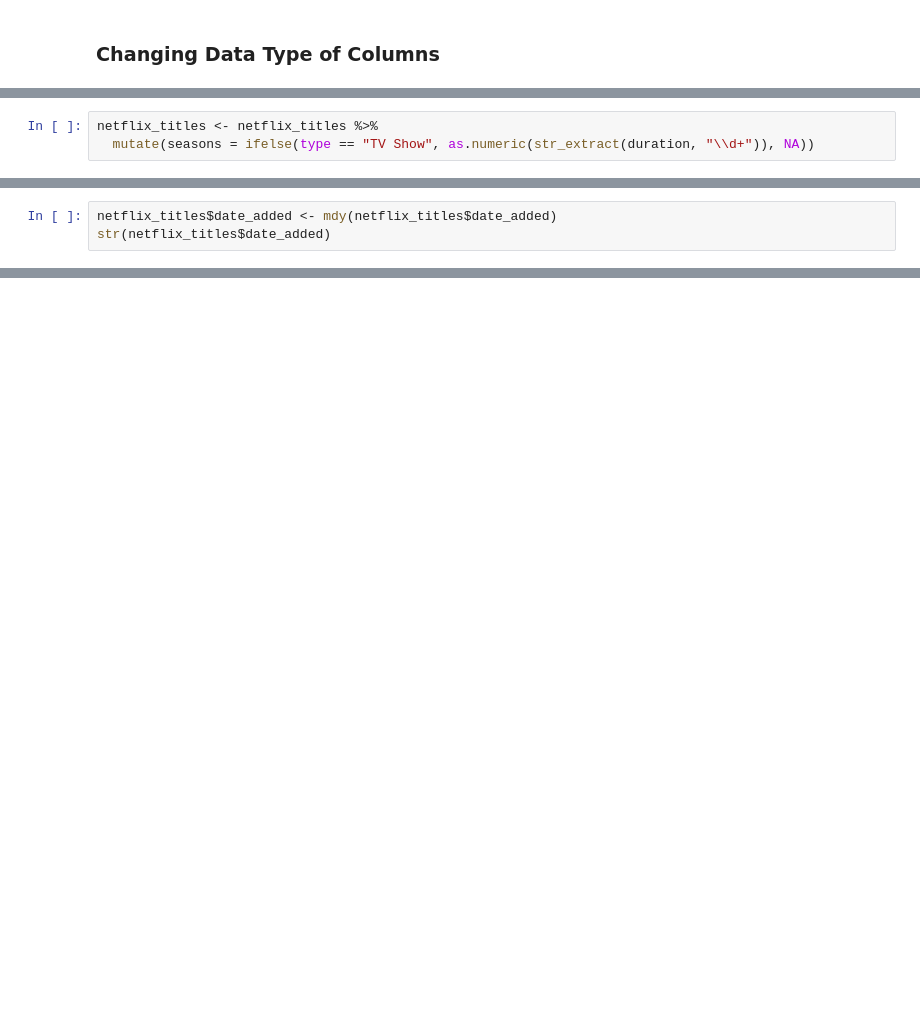
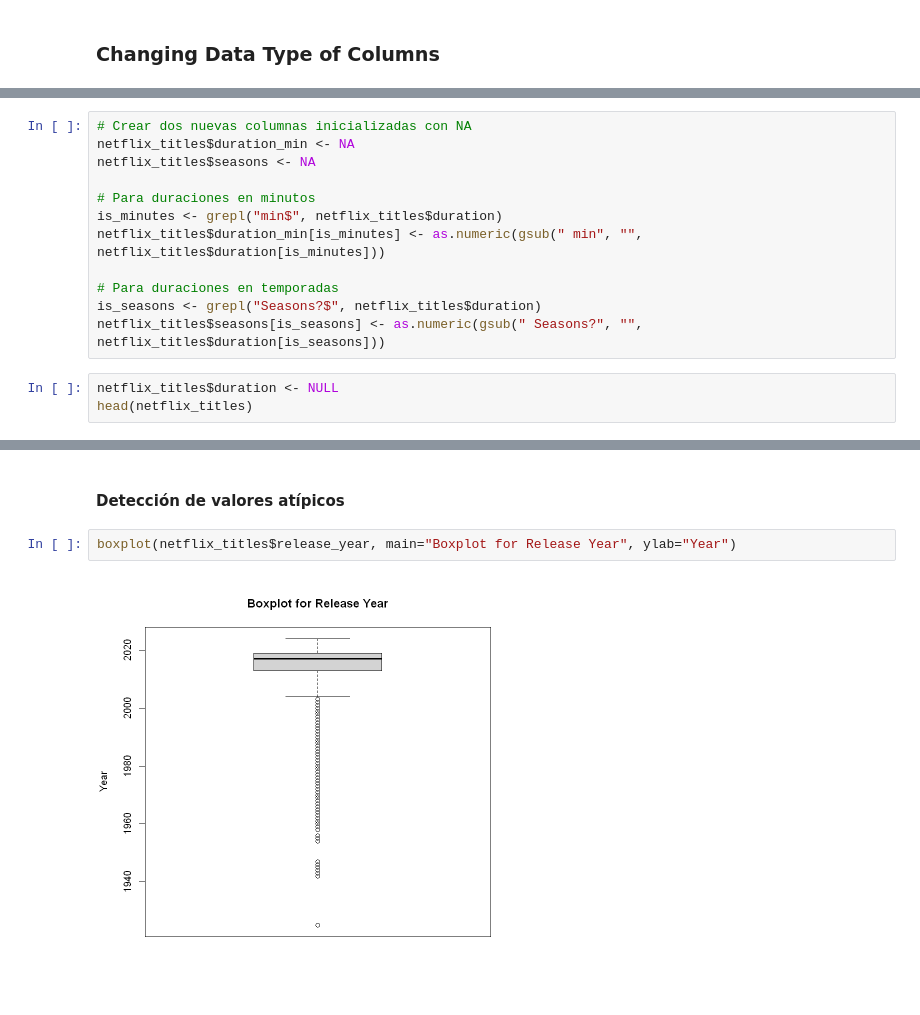
Before and after one commit to emmaarenas/netflix-analysis, a Jupyter notebook: notebooks/netflix-analysis.ipynb, the cells around one changed output, grey strips where cells are left out. Drawn from its saved outputs; the diff is of its cells as text; blank space fills up the shorter version.

```diff
--- a/notebooks/netflix-analysis.ipynb
+++ b/notebooks/netflix-analysis.ipynb
@@ -139,3 +138,0 @@ str(netflix_titles$release_year)
-# %%
-netflix_titles <- netflix_titles %>%
-  mutate(seasons = ifelse(type == "TV Show", as.numeric(str_extract(duration, "\\d+")), NA))
@@ -147,3 +138,0 @@ Caused by error in `str_extract()`:
-# %%
-netflix_titles$date_added <- mdy(netflix_titles$date_added)
-str(netflix_titles$date_added)
@@ -151,0 +154,15 @@ ERROR: Error in `$<-.data.frame`(`*tmp*`, date_added, value = structure(numeric(
+# %%
+# Crear dos nuevas columnas inicializadas con NA
+netflix_titles$duration_min <- NA
+netflix_titles$seasons <- NA
+
+# Para duraciones en minutos
+is_minutes <- grepl("min$", netflix_titles$duration)
+netflix_titles$duration_min[is_minutes] <- as.numeric(gsub(" min", "", netflix_titles$duration[is_minutes]))
+
+# Para duraciones en temporadas
+is_seasons <- grepl("Seasons?$", netflix_titles$duration)
+netflix_titles$seasons[is_seasons] <- as.numeric(gsub(" Seasons?", "", netflix_titles$duration[is_seasons]))
+# %%
+netflix_titles$duration <- NULL
+head(netflix_titles)
@@ -151,0 +232,6 @@ ERROR: Error in `$<-.data.frame`(`*tmp*`, date_added, value = structure(numeric(
+# %% [markdown]
+#### Detección de valores atípicos
+# %%
+boxplot(netflix_titles$release_year, main="Boxplot for Release Year", ylab="Year")
+# %% [output]
+[figure, added]
```
Also changed, not shown: parts of 44 cells of this notebook.
